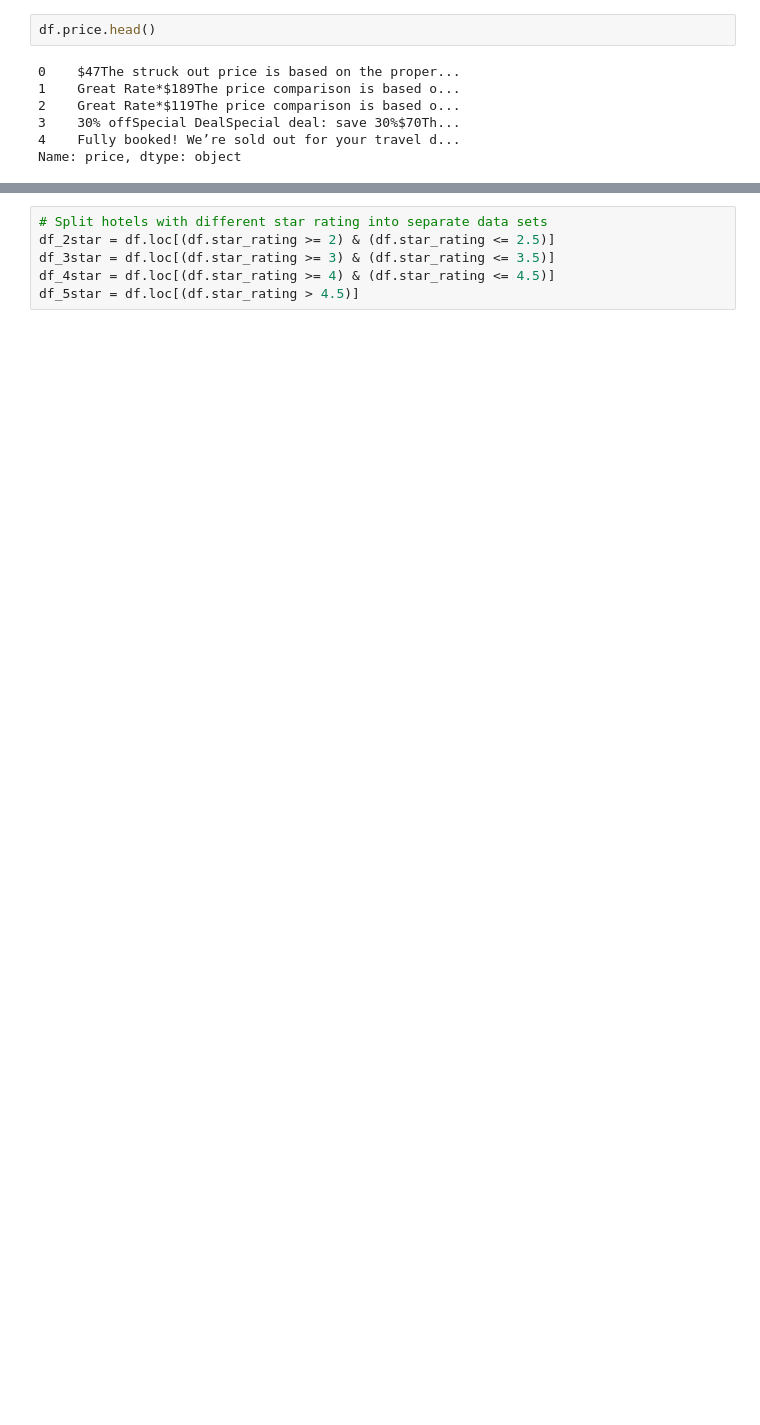
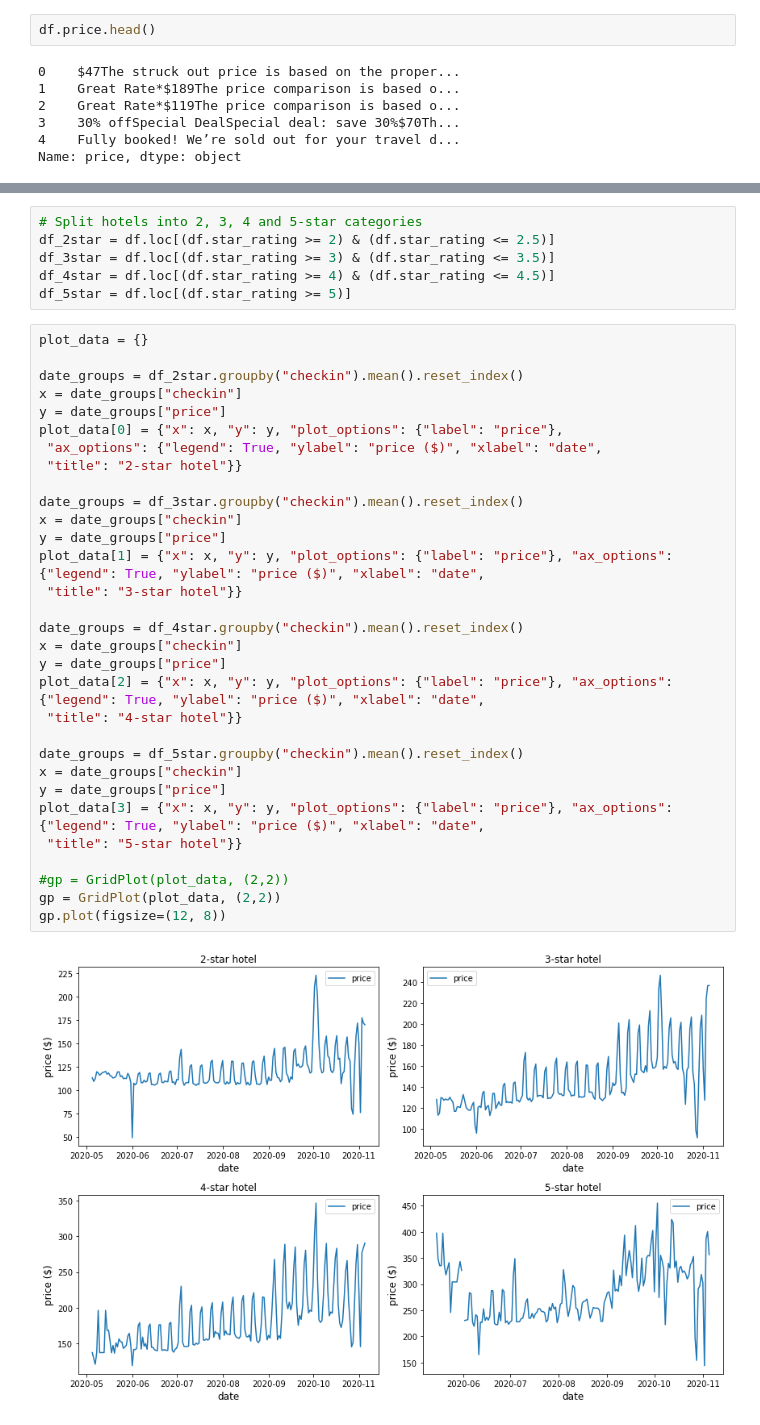
Before and after one commit to jcalven/hotel-price-prediction, a Jupyter notebook: exploration.ipynb, the cells around one changed output, grey strips where cells are left out. Drawn from its saved outputs; the diff is of its cells as text; blank space fills up the shorter version.

```diff
--- a/exploration.ipynb
+++ b/exploration.ipynb
@@ -152,6 +273,39 @@ ax
 # %%
-# Split hotels with different star rating into separate data sets
+# Split hotels into 2, 3, 4 and 5-star categories
 df_2star = df.loc[(df.star_rating >= 2) & (df.star_rating <= 2.5)]
 df_3star = df.loc[(df.star_rating >= 3) & (df.star_rating <= 3.5)]
 df_4star = df.loc[(df.star_rating >= 4) & (df.star_rating <= 4.5)]
-df_5star = df.loc[(df.star_rating > 4.5)]
+df_5star = df.loc[(df.star_rating >= 5)]
+# %%
+plot_data = {}
+
+date_groups = df_2star.groupby("checkin").mean().reset_index()
+x = date_groups["checkin"]
+y = date_groups["price"]
+plot_data[0] = {"x": x, "y": y, "plot_options": {"label": "price"},
+ "ax_options": {"legend": True, "ylabel": "price ($)", "xlabel": "date",
+ "title": "2-star hotel"}}
+
+date_groups = df_3star.groupby("checkin").mean().reset_index()
+x = date_groups["checkin"]
+y = date_groups["price"]
+plot_data[1] = {"x": x, "y": y, "plot_options": {"label": "price"}, "ax_options": {"legend": True, "ylabel": "price ($)", "xlabel": "date",
+ "title": "3-star hotel"}}
+
+date_groups = df_4star.groupby("checkin").mean().reset_index()
+x = date_groups["checkin"]
+y = date_groups["price"]
+plot_data[2] = {"x": x, "y": y, "plot_options": {"label": "price"}, "ax_options": {"legend": True, "ylabel": "price ($)", "xlabel": "date",
+ "title": "4-star hotel"}}
+
+date_groups = df_5star.groupby("checkin").mean().reset_index()
+x = date_groups["checkin"]
+y = date_groups["price"]
+plot_data[3] = {"x": x, "y": y, "plot_options": {"label": "price"}, "ax_options": {"legend": True, "ylabel": "price ($)", "xlabel": "date",
+ "title": "5-star hotel"}}
+
+#gp = GridPlot(plot_data, (2,2))
+gp = GridPlot(plot_data, (2,2))
+gp.plot(figsize=(12, 8))
+# %% [output]
+[figure, added]
```
Also changed, not shown: parts of 25 cells of this notebook.
